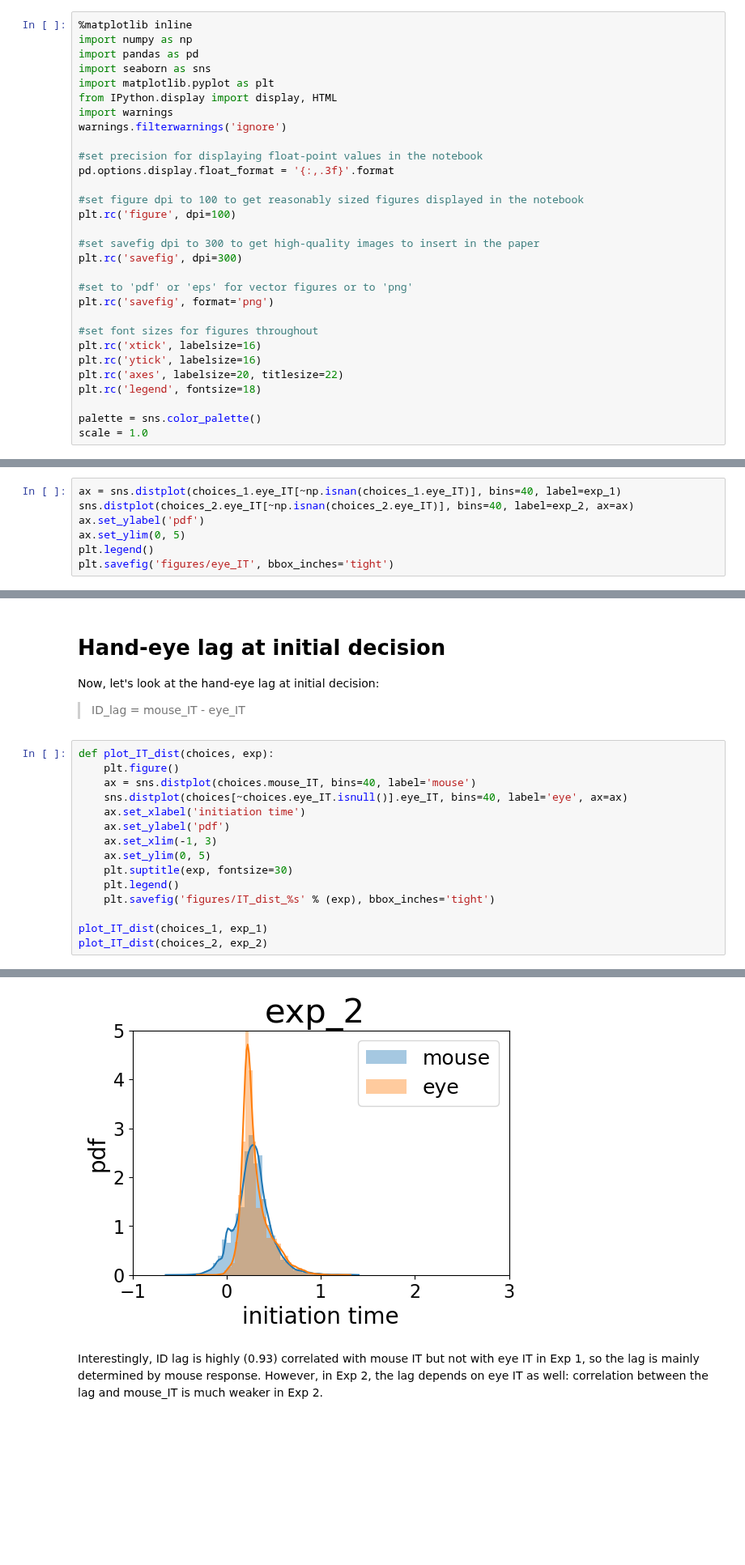
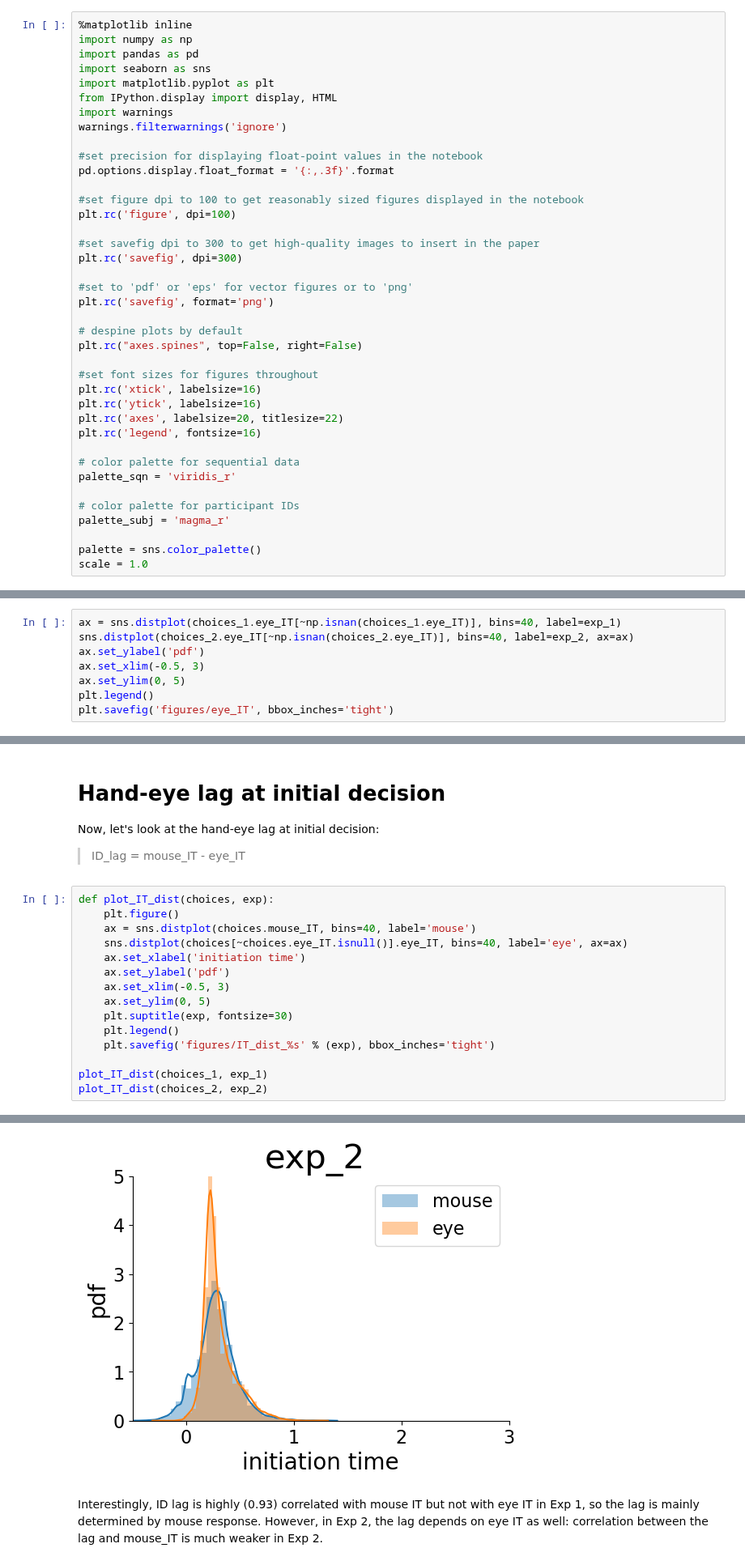
Before and after one commit to cherepaha/eyehandrdk, a Jupyter notebook: initiation_times.ipynb, the cells around one changed output, grey strips where cells are left out. Shown at 81% size. Drawn from its saved outputs; the diff is of its cells as text; blank space fills up the shorter version.

Commit message:
Figure aesthetics improved
Figures despined, colormaps changed, etc.

```diff
--- a/initiation_times.ipynb
+++ b/initiation_times.ipynb
@@ -36,11 +36,20 @@ plt.rc('savefig', dpi=300)
 #set to 'pdf' or 'eps' for vector figures or to 'png'
 plt.rc('savefig', format='png')
 
+# despine plots by default
+plt.rc("axes.spines", top=False, right=False)
+
 #set font sizes for figures throughout
 plt.rc('xtick', labelsize=16)
 plt.rc('ytick', labelsize=16)
 plt.rc('axes', labelsize=20, titlesize=22)
-plt.rc('legend', fontsize=18)
+plt.rc('legend', fontsize=16)
+
+# color palette for sequential data
+palette_sqn = 'viridis_r'
+
+# color palette for participant IDs
+palette_subj = 'magma_r'
 
 palette = sns.color_palette()
 scale = 1.0
@@ -196,6 +207,7 @@ Next, we look at eye latency (termed eye initiation time for consistency)
 ax = sns.distplot(choices_1.eye_IT[~np.isnan(choices_1.eye_IT)], bins=40, label=exp_1)
 sns.distplot(choices_2.eye_IT[~np.isnan(choices_2.eye_IT)], bins=40, label=exp_2, ax=ax)
 ax.set_ylabel('pdf')
+ax.set_xlim(-0.5, 3)
 ax.set_ylim(0, 5)
 plt.legend()
 plt.savefig('figures/eye_IT', bbox_inches='tight')
@@ -261,7 +273,7 @@ def plot_IT_dist(choices, exp):
     sns.distplot(choices[~choices.eye_IT.isnull()].eye_IT, bins=40, label='eye', ax=ax)
     ax.set_xlabel('initiation time')
     ax.set_ylabel('pdf')
-    ax.set_xlim(-1, 3)
+    ax.set_xlim(-0.5, 3)
     ax.set_ylim(0, 5)
     plt.suptitle(exp, fontsize=30)
     plt.legend()
@@ -274,4 +286,4 @@ plot_IT_dist(choices_2, exp_2)
-[figure, old version]
+[figure, new version]
 # %% [markdown]
 Interestingly, ID lag is highly (0.93) correlated with mouse IT but not with eye IT in Exp 1, so the lag is mainly determined by mouse response. However, in Exp 2, the lag depends on eye IT as well: correlation between the lag and mouse_IT is much weaker in Exp 2.
 # %%
```
Also changed, not shown: parts of 22 cells of this notebook, 2 other files.
